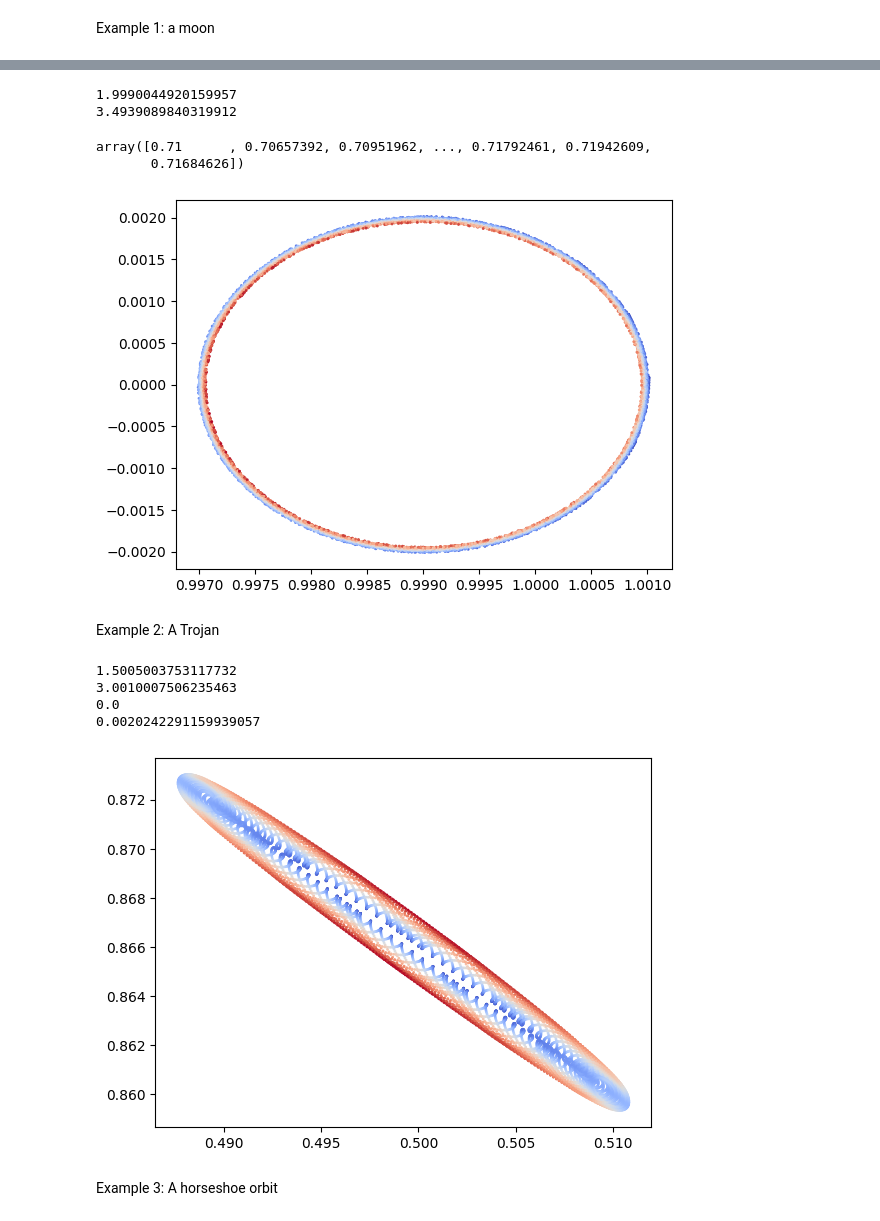
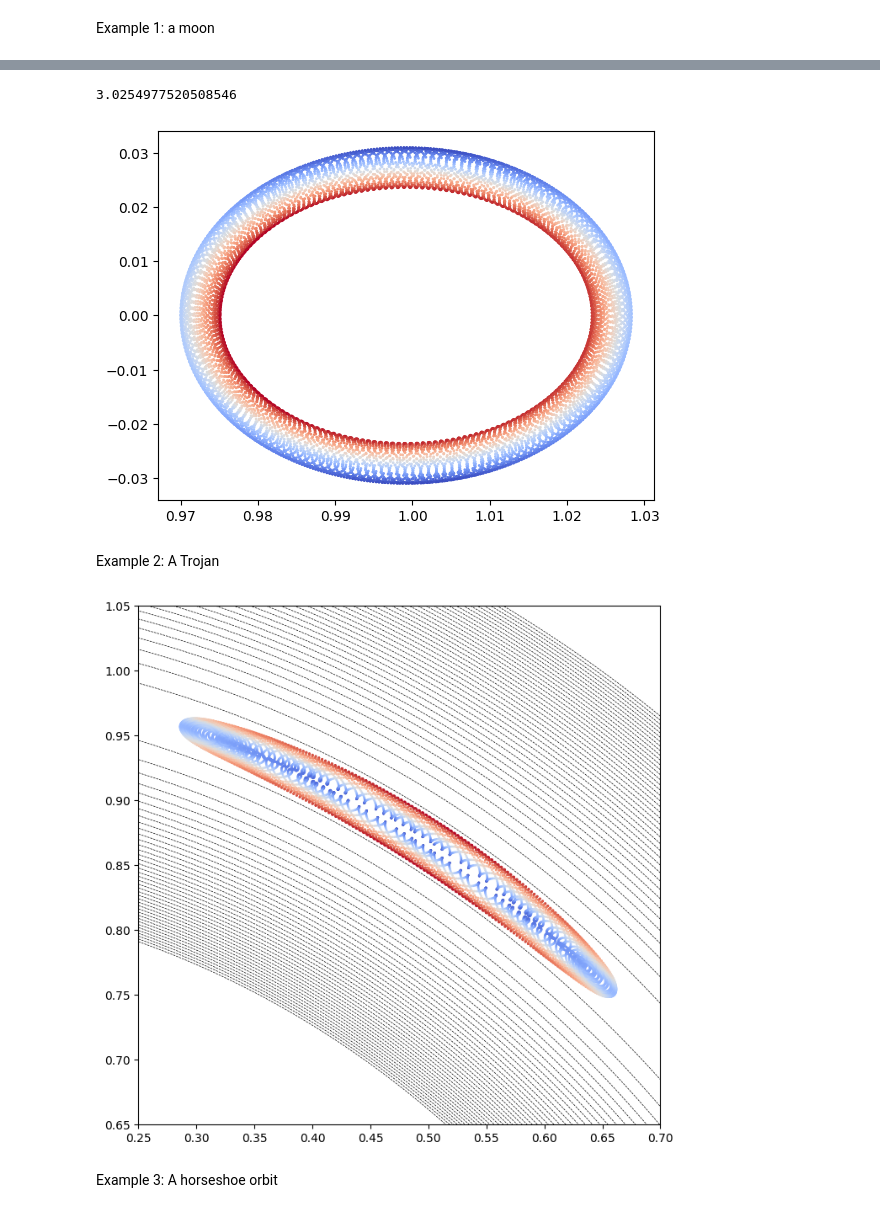
Before and after one commit to MickeyOSK139/MyPersonalWorks, a Jupyter notebook: ComputationalProj.ipynb, the cells around one changed output, grey strips where cells are left out. Saved outputs shown, nothing was run; the diff lists cells and outputs as text; code cells hidden in the pictures.

```diff
--- a/ComputationalProj.ipynb
+++ b/ComputationalProj.ipynb
@@ -23,5 +23,9 @@ def model_3body(z,t, Omega, mu):
     dvydt = y*Omega**2 - 2*vx*Omega - y/((x+mu)**2+y**2)**1.5 - (mu*y)/((x-1+mu)**2+y**2)**1.5
     dzdt = [dxdt, dvxdt, dydt, dvydt]
     return dzdt
+
+def U(param, mu):
+    x, y = param
+    return -1/2*(x**2+y**2) - 1/((x+mu)**2+y**2)**0.5 - mu/((x-1+mu)**2+y**2)**0.5
 # %% [markdown]
 Example 1: a moon
@@ -30,51 +68,53 @@ Nout = 10000
 t = np.linspace(0, 100, Nout+1)
 Omega = 1
 mu = 1e-3
-z0 = [1.001, 0, 0, -0.71]
+z0 = [0.97, 0, 0, 0.21]
 z = odeint(model_3body,z0,t, args=(Omega, mu))
 Nout = len(t)
 x = z[:,0]
 y = z[:,2]
 v = np.sqrt(z[:,1]**2 + z[:,3]**2)
-v1 = v/np.max(v)
-plt.scatter(x, y, s =1, c = v1, cmap = "coolwarm")
+plt.scatter(x, y, s =1, c = v, cmap = "coolwarm")
 U = Omega**2/2*(z0[0]**2+z0[2]**2) + 1/((z0[0]+mu)**2+z0[2]**2)**0.5 + mu/((z0[0]-1+mu)**2+z0[2]**2)**0.5
 J_0 = 2*U - z0[1]**2 - z0[3]**2
-print (U)
 print (J_0)
-v
 # %% [output]
-1.9990044920159957
-3.4939089840319912
+3.0254977520508546
-array([0.71      , 0.70657392, 0.70951962, ..., 0.71792461, 0.71942609,
-       0.71684626])
-[figure, old version]
+[figure, new version]
 # %% [markdown]
 Example 2: A Trojan
 # %%
 Nout = 10000
 t = np.linspace(0, 1000, Nout+1)
 Omega = 1
 mu = 1e-3
-z0 = [0.5, 0, np.sqrt(3)/2, 0]
+z0 = [0.505, 0, np.sqrt(3)/2, 0]
 z = odeint(model_3body,z0,t, args=(Omega, mu))
 Nout = len(t)
 x = z[:,0]
 y = z[:,2]
 v = np.sqrt(z[:,1]**2 + z[:,3]**2)
 v1 = v/np.max(v)
-plt.scatter(x, y, s = 1, c = v1, cmap = "coolwarm")
-U = Omega**2/2*(z0[0]**2+z0[2]**2) + 1/((z0[0]+mu)**2+z0[2]**2)**0.5 + mu/((z0[0]-1+mu)**2+z0[2]**2)**0.5
-J_0 = 2*U - z0[1]**2 - z0[3]**2
-print (U)
-print (J_0)
-print(np.min(v))
-print(np.max(v))
+result = []
+NpixelX = 400
+NpixelY = 400
+Ext = [0.25, 0.7, 0.65, 1.05]
+X = np.linspace(Ext[0],Ext[1],NpixelX)
+Y = np.linspace(Ext[2],Ext[3],NpixelY)
+parameters = [[x,y] for x in X for y in Y]
+for param in parameters:
+    result.append (U(param, mu))
+result = np.array(result).reshape(NpixelX,NpixelY)
+fig, ax = plt.subplots(1, 1, sharey=True)
+ax.scatter(x, y, s =1, c = v, cmap = "coolwarm")
+ax.set_xlim(Ext[0],Ext[1])
+ax.set_ylim(Ext[2],Ext[3])
+ax.contour(result.transpose(), np.linspace(-1.55, -1.5, 41), colors = 'k',extent=Ext, linewidths = 0.5)
+fig.set_figwidth(8)
+fig.set_figheight(8)
+U((0.5, np.sqrt(3)/2),mu)
+fig.savefig('trojan')
 # %% [output]
-1.5005003753117732
-3.0010007506235463
-0.0
-0.0020242291159939057
-[figure, old version]
+[figure, new version]
 # %% [markdown]
 Example 3: A horseshoe orbit
```
Also changed, not shown: parts of 6 cells of this notebook.
